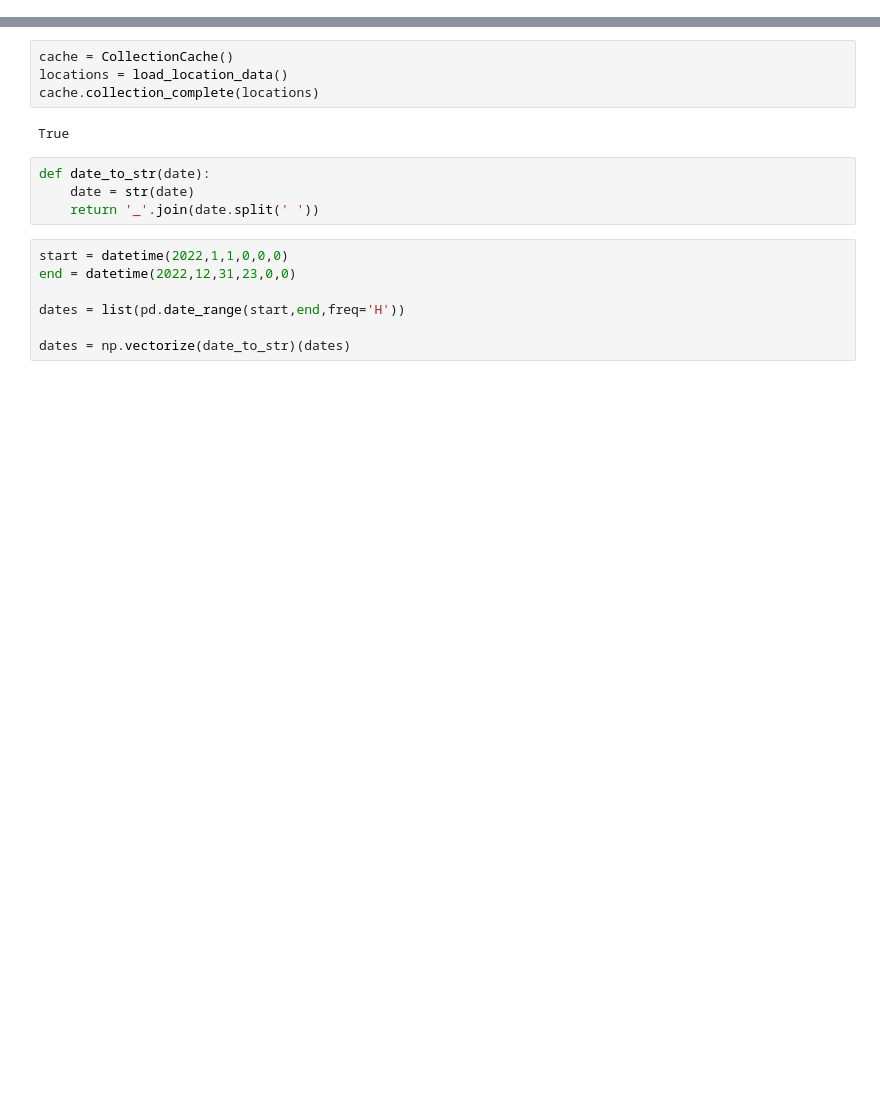
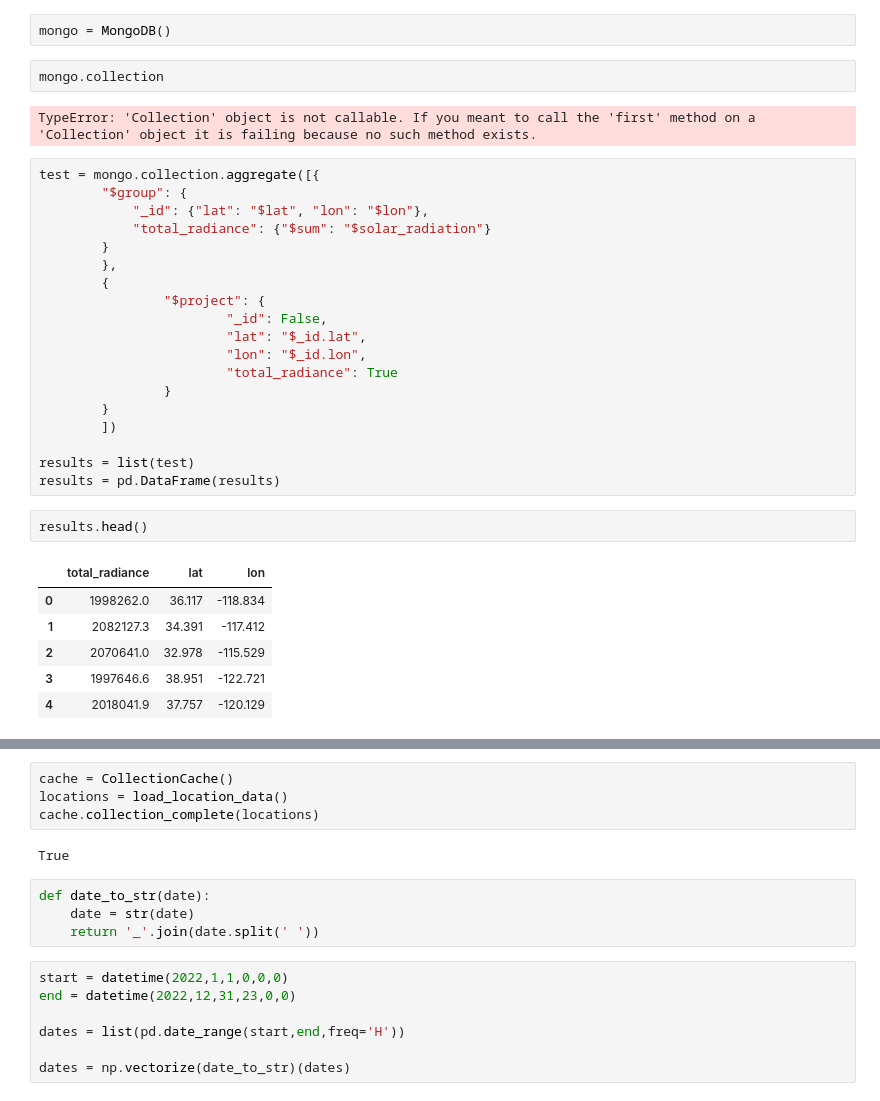
Before and after one commit to mattwheeler092/solar-power-output-prediction, a Jupyter notebook: etl_pipeline/dev.ipynb, the cells around one changed output, grey strips where cells are left out. Saved outputs shown, nothing was run; the diff lists cells and outputs as text; blank space fills up the shorter version.

```diff
--- a/etl_pipeline/dev.ipynb
+++ b/etl_pipeline/dev.ipynb
@@ -18,0 +18,34 @@ from utils import load_location_data
+# %%
+mongo = MongoDB()
+# %%
+mongo.collection
+# %% [output]
+TypeError: 'Collection' object is not callable. If you meant to call the 'first' method on a 'Collection' object it is failing because no such method exists.
+# %%
+test = mongo.collection.aggregate([{
+        "$group": {
+            "_id": {"lat": "$lat", "lon": "$lon"},
+            "total_radiance": {"$sum": "$solar_radiation"}
+        }
+        },
+        {
+                "$project": {
+                        "_id": False,
+                        "lat": "$_id.lat",
+                        "lon": "$_id.lon",
+                        "total_radiance": True
+                }
+        }
+        ])
+
+results = list(test)
+results = pd.DataFrame(results)
+# %%
+results.head()
+# %% [output]
+|  | total_radiance | lat | lon |
+| 0 | 1998262.0 | 36.117 | -118.834 |
+| 1 | 2082127.3 | 34.391 | -117.412 |
+| 2 | 2070641.0 | 32.978 | -115.529 |
+| 3 | 1997646.6 | 38.951 | -122.721 |
+| 4 | 2018041.9 | 37.757 | -120.129 |
```
Also changed, not shown: parts of 11 cells of this notebook, 1 other file.
